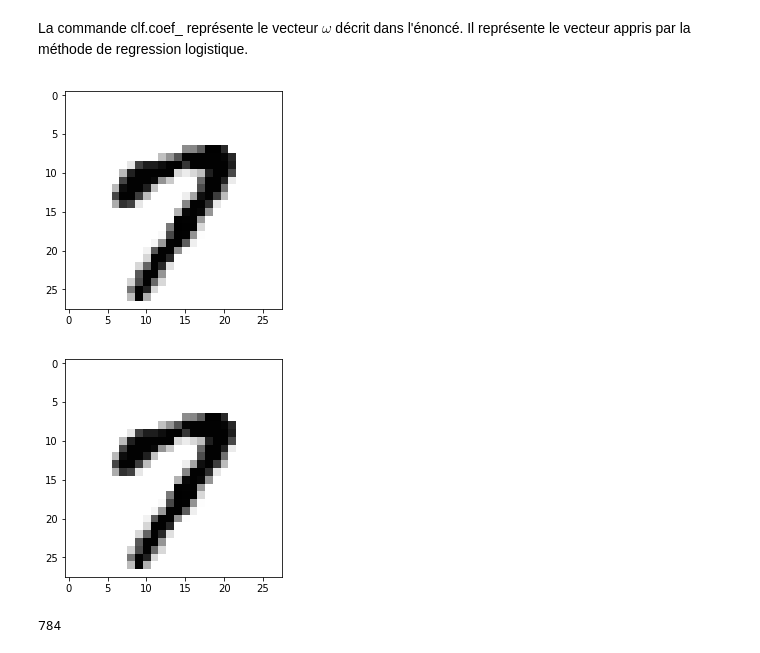
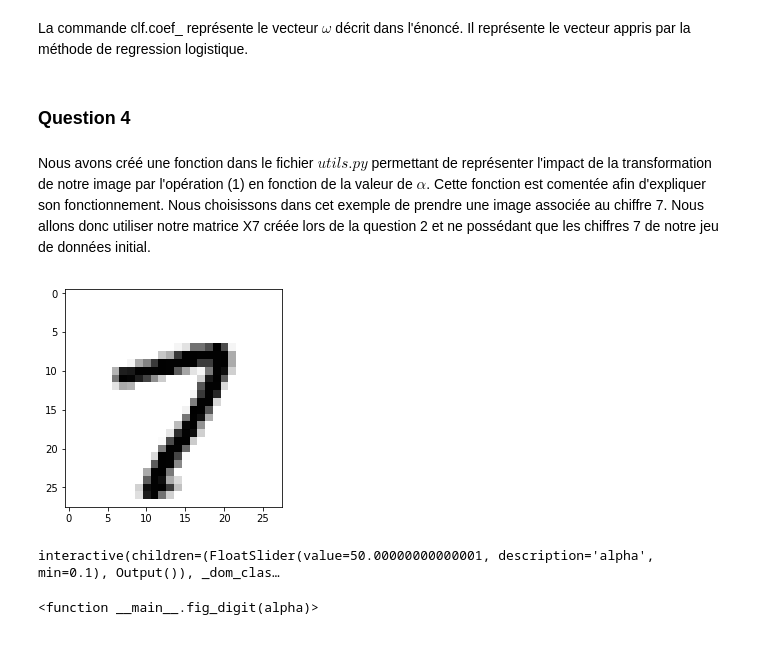
Before and after one commit to julienjoly/projet-python-HMMA238, a Jupyter notebook: notebook_tp_Massol_Joly.ipynb, the cells around one changed output. Saved outputs shown, nothing was run; the diff lists cells and outputs as text; code cells hidden in the pictures.

```diff
--- a/notebook_tp_Massol_Joly.ipynb
+++ b/notebook_tp_Massol_Joly.ipynb
@@ -279,21 +279,15 @@ clf.coef_.shape
 (10, 784)
 # %% [markdown]
 La commande clf.coef_ représente le vecteur $\omega$ décrit dans l'énoncé. Il représente le vecteur appris par la méthode de regression logistique.
-# %%
-def fig_digit(x,alpha):
-    " x_mod=x-alpha * ( (clf.coef_[8].T )* x) / np.linalg.norm(clf.coef_[8])*clf.coef_[8]"
-    x_mod=x - np.dot(np.dot(alpha,np.dot(clf.coef_[8].T,x)),clf.coef_[8].T) / np.linalg.norm(clf.coef_[8])
-    image=np.reshape(x_mod, (28, 28))
-    plt.imshow(image, cmap='gray_r')
-    plt.show()
-    return x_mod
+# %% [markdown]
+### Question 4
+# %% [markdown]
+Nous avons créé une fonction dans le fichier ${utils.py}$ permettant de représenter l'impact de la transformation de notre image par l'opération (1) en fonction de la valeur de $\alpha$. Cette fonction est comentée afin d'expliquer son fonctionnement. Nous choisissons dans cet exemple de prendre une image associée au chiffre 7. Nous allons donc utiliser notre matrice X7 créée lors de la question 2 et ne possédant que les chiffres 7 de notre jeu de données initial.
 # %%
-len(fig_digit(X7[0],0.1))
+fig_digit(0.1)
 
-"ip.interact(fig_digit,x=X7[8],alpha=(5,100,0.1))"
-
-len(fig_digit(X7[0],0.1))
+ip.interact(fig_digit,alpha=(0.1,100,0.1))
 # %% [output]
-[figure, old version]
+[figure, new version]
-[figure, removed]
-784
+interactive(children=(FloatSlider(value=50.00000000000001, description='alpha', min=0.1), Output()), _dom_clas…
+<function __main__.fig_digit(alpha)>
```
Also changed, not shown: parts of 5 cells of this notebook, 1 other file.
